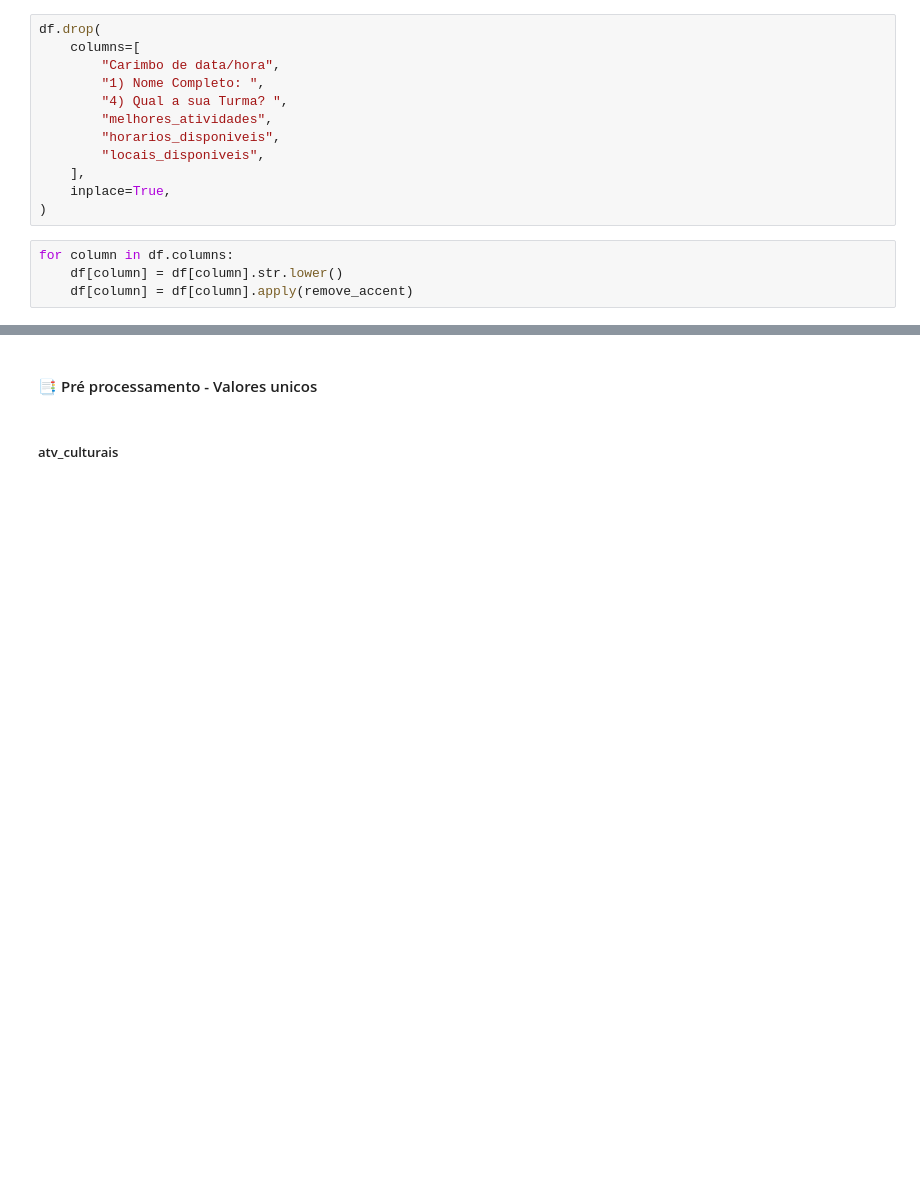
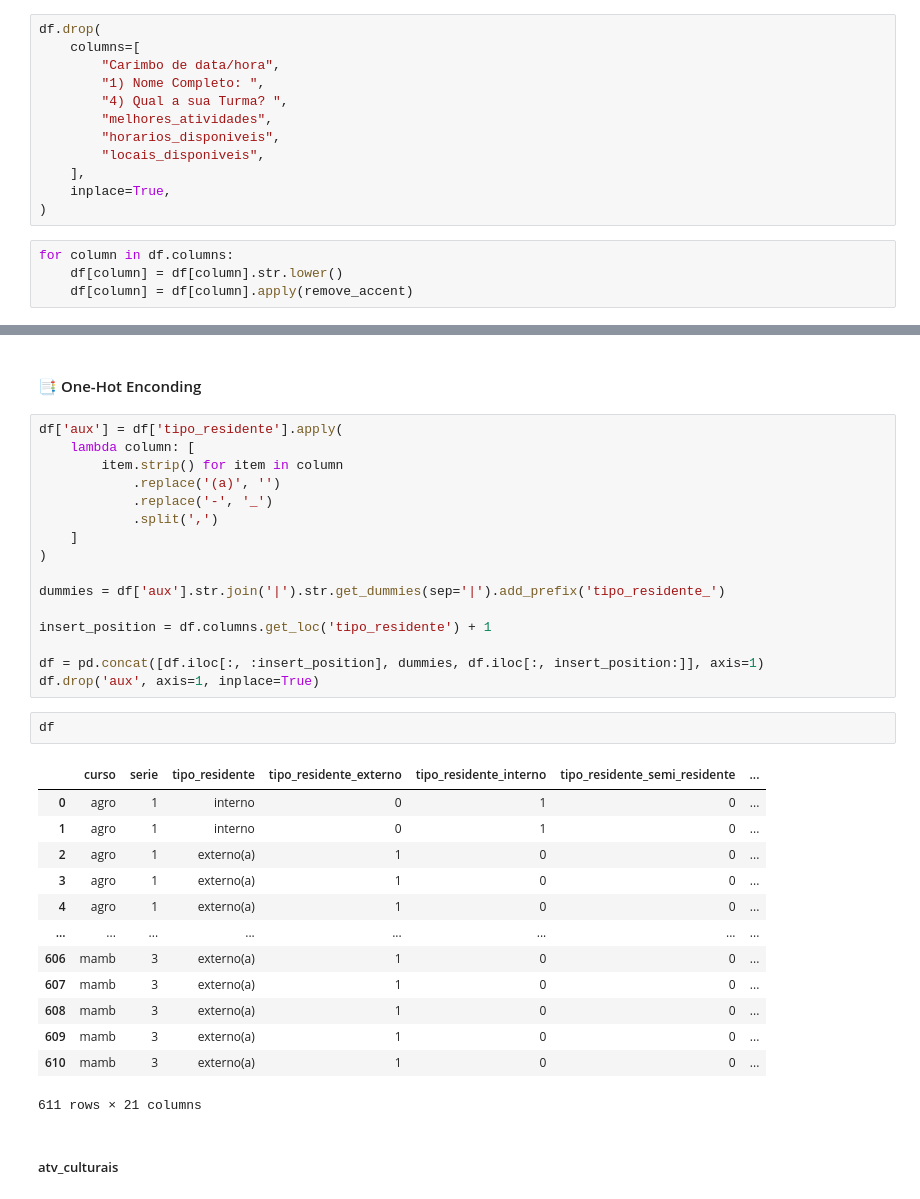
Before and after one commit to joao-rod/tcc, a Jupyter notebook: notebooks/preprocess.ipynb, the cells around one changed output, grey strips where cells are left out. Saved outputs shown, nothing was run; the diff lists cells and outputs as text; blank space fills up the shorter version.

```diff
--- a/notebooks/preprocess.ipynb
+++ b/notebooks/preprocess.ipynb
@@ -118,6 +115,38 @@ dtypes: int64(2), object(16)
 memory usage: 86.0+ KB
-# %% [markdown]
-#### 📑 Pré processamento - Valores unicos
+# %% [markdown]
+#### 📑 One-Hot Enconding
+# %%
+df['aux'] = df['tipo_residente'].apply(
+    lambda column: [
+        item.strip() for item in column
+            .replace('(a)', '')
+            .replace('-', '_')
+            .split(',')
+    ]
+)
+
+dummies = df['aux'].str.join('|').str.get_dummies(sep='|').add_prefix('tipo_residente_')
+
+insert_position = df.columns.get_loc('tipo_residente') + 1
+
+df = pd.concat([df.iloc[:, :insert_position], dummies, df.iloc[:, insert_position:]], axis=1)
+df.drop('aux', axis=1, inplace=True)
+# %%
+df
+# %% [output]
+|  | curso | serie | tipo_residente | tipo_residente_externo | tipo_residente_interno | tipo_residente_semi_residente | ... |
+| 0 | agro | 1 | interno | 0 | 1 | 0 | ... |
+| 1 | agro | 1 | interno | 0 | 1 | 0 | ... |
+| 2 | agro | 1 | externo(a) | 1 | 0 | 0 | ... |
+| 3 | agro | 1 | externo(a) | 1 | 0 | 0 | ... |
+| 4 | agro | 1 | externo(a) | 1 | 0 | 0 | ... |
+| ... | ... | ... | ... | ... | ... | ... | ... |
+| 606 | mamb | 3 | externo(a) | 1 | 0 | 0 | ... |
+| 607 | mamb | 3 | externo(a) | 1 | 0 | 0 | ... |
+| 608 | mamb | 3 | externo(a) | 1 | 0 | 0 | ... |
+| 609 | mamb | 3 | externo(a) | 1 | 0 | 0 | ... |
+| 610 | mamb | 3 | externo(a) | 1 | 0 | 0 | ... |
+611 rows × 21 columns
 # %% [markdown]
 ##### atv_culturais
 # %%
```
Also changed, not shown: parts of 42 cells of this notebook, 11 other files.
